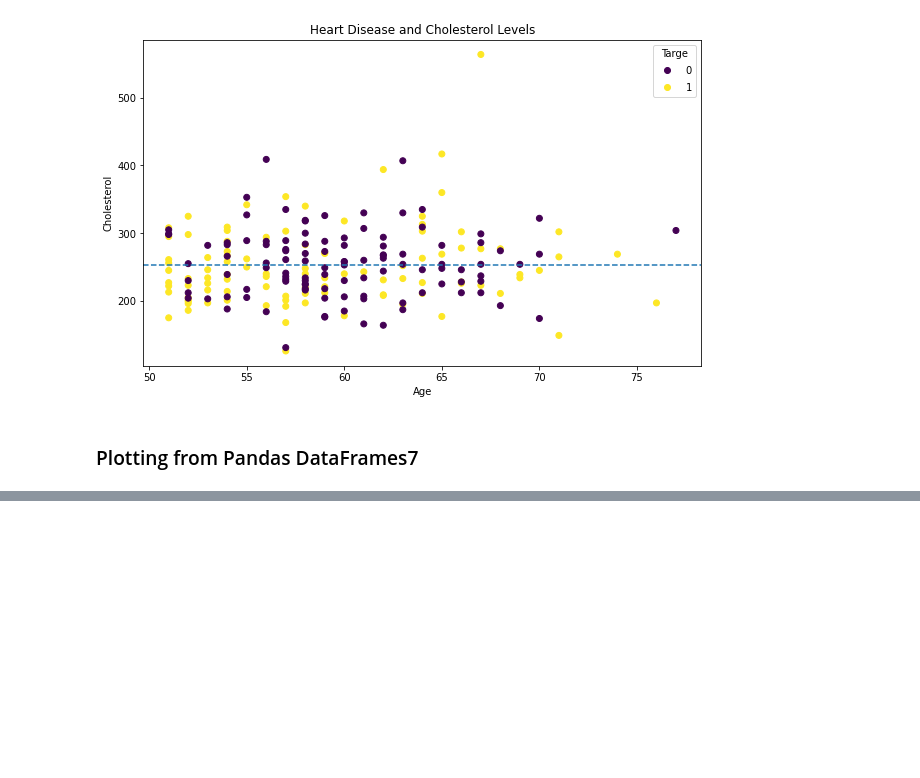
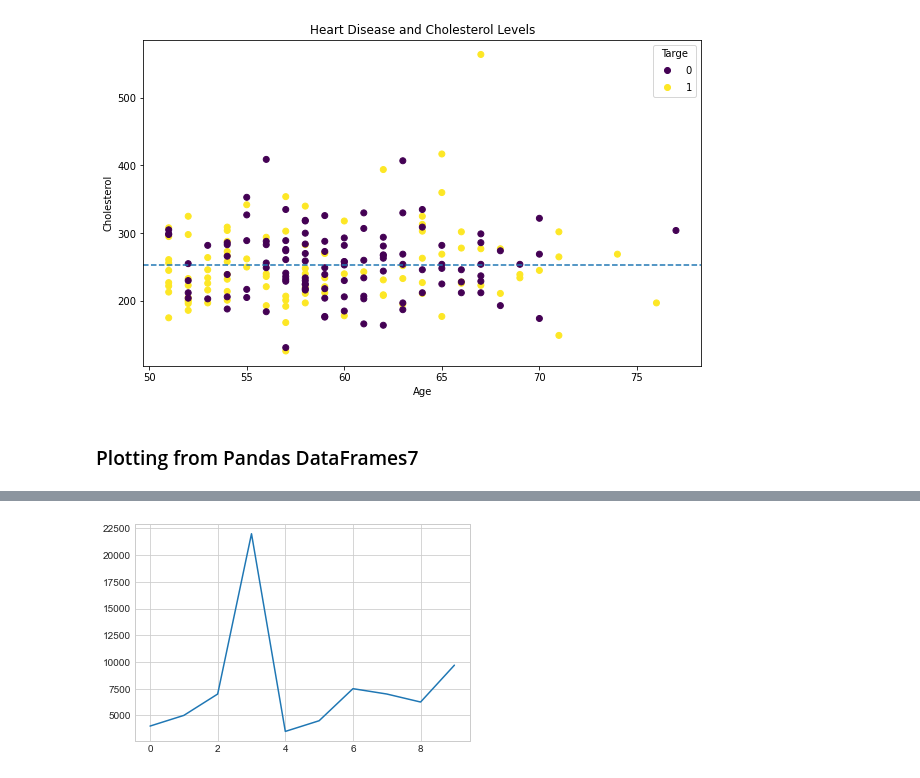
Before and after one commit to IanSeng/MachineLearning, a Jupyter notebook: ml-course/learn-matplotlib/introduction-to-matplotlib.ipynb, the cells around one changed output, grey strips where cells are left out. Cells and saved outputs as stored; diff of their text form; code cells hidden in the pictures; blank space fills up the shorter version.

```diff
--- a/ml-course/learn-matplotlib/introduction-to-matplotlib.ipynb
+++ b/ml-course/learn-matplotlib/introduction-to-matplotlib.ipynb
@@ -595,0 +639,6 @@ ax1.legend(*s)
+# %%
+plt.style.use('seaborn-whitegrid')
+# %%
+car_sales["Price"].plot();
+# %% [output]
+[figure, added]
```
Also changed, not shown: parts of 25 cells of this notebook, 1 other file.
